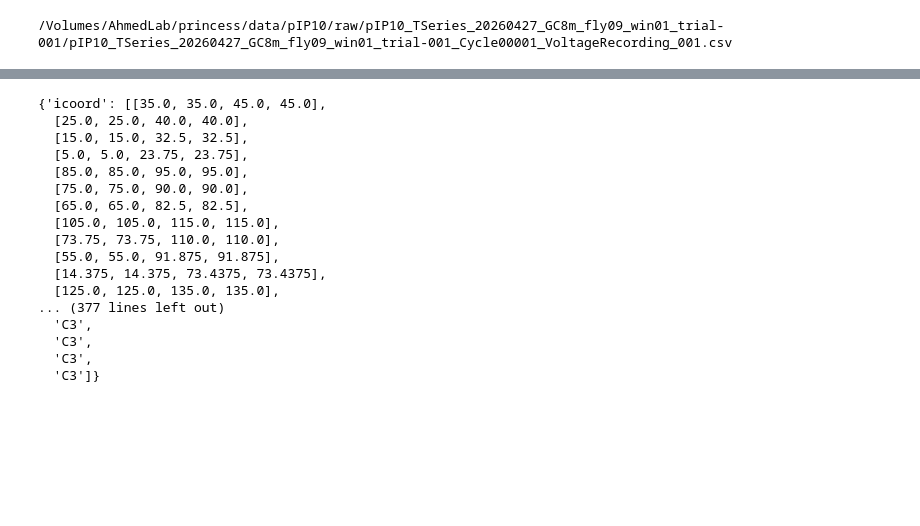
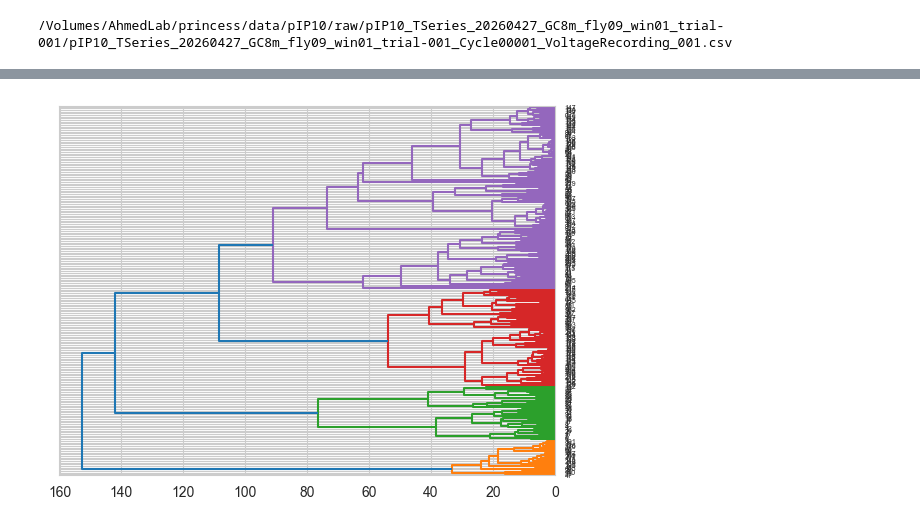
Before and after one commit to ptarabishi/maui_codebook, a Jupyter notebook: notebooks/2026_07_24_plotting_aligned_pIP10data.ipynb, the cells around one changed output, grey strips where cells are left out. Cells and saved outputs as stored; diff of their text form; code cells hidden in the pictures; blank space fills up the shorter version.

```diff
--- a/notebooks/2026_07_24_plotting_aligned_pIP10data.ipynb
+++ b/notebooks/2026_07_24_plotting_aligned_pIP10data.ipynb
@@ -59,0 +82,4 @@ synced_walk_speeds = interpolate_walking_speeds(walk_times, walk_speeds, maui_vo
+# %%
+file = glob.glob(f'/Volumes/AhmedLab/princess/data/pIP10/processed/pIP10_TSeries_*_GC8m_fly{fly}_win0{win}_trial*-001/20_supervoxels.h5')[0]
+with h5py.File(file, "r") as f:
+    print(f.keys())
@@ -60,23 +88,8 @@ synced_walk_speeds = interpolate_walking_speeds(walk_times, walk_speeds, maui_vo
 # %%
-file = glob.glob(f'/Volumes/AhmedLab/princess/data/pIP10/processed/pIP10_TSeries_*_GC8m_fly{fly}_win0{win}_trial*-001/20_supervoxels.h5')[0]
 with h5py.File(file, "r") as f:
     print(f.keys())
     cluster_labels = f["labels"][...]
-    signal = f["signals"][...]
-
-signal = signal[...,:len(maui_vol_timestamps)]
-
-
-signal_xr = xr.DataArray(
-    data=signal,
-    dims=['zposs', 'roi', 'time'],
-    coords={'time': maui_vol_timestamps/1000}
-)
-
-behav_xr = xr.DataArray(
-    data = synced_walk_speeds,
-    dims = ['time'],
-    coords = {'time': maui_vol_timestamps/1000}
-)
+    signal = f["signal"][...]
+    shift = f["shifted_signals"][...]
 # %% [output]
 <KeysViewHDF5 ['labels', 'signals']>
@@ -106,29 +140,9 @@ signal_xr.d
 # %%
-from sklearn.cluster import AgglomerativeClustering
-import scipy.cluster.hierarchy as shc
-to_cluster = signal_xr.stack(cluster=['zposs','roi'])
+to_cluster = signal_xr.stack(supervoxel=['zposs','roi']).T
 Z = shc.linkage(to_cluster, method='ward')
-# clustered_rois = AgglomerativeClustering(n_clusters=5,  linkage='ward').fit(to_cluster.sel())
-NCLUSTERS = 50
-dn = shc.dendrogram(Z, p=NCLUSTERS, truncate_mode='lastp', no_plot=True)
-clust_labels = shc.fcluster(Z, NCLUSTERS, criterion='maxclust')
-
-dn
+# NCLUSTERS = 50
+# dn = shc.dendrogram(Z, p=NCLUSTERS, truncate_mode='lastp')
+# clust_labels = shc.fcluster(Z, NCLUSTERS, criterion='maxclust')
+dn = shc.dendrogram(Z, orientation='left')
 # %% [output]
-{'icoord': [[35.0, 35.0, 45.0, 45.0],
-  [25.0, 25.0, 40.0, 40.0],
-  [15.0, 15.0, 32.5, 32.5],
-  [5.0, 5.0, 23.75, 23.75],
-  [85.0, 85.0, 95.0, 95.0],
-  [75.0, 75.0, 90.0, 90.0],
-  [65.0, 65.0, 82.5, 82.5],
-  [105.0, 105.0, 115.0, 115.0],
-  [73.75, 73.75, 110.0, 110.0],
-  [55.0, 55.0, 91.875, 91.875],
-  [14.375, 14.375, 73.4375, 73.4375],
-  [125.0, 125.0, 135.0, 135.0],
-... (377 lines left out)
-  'C3',
-  'C3',
-  'C3',
-  'C3']}
+[figure, added]
```
Also changed, not shown: parts of 25 cells of this notebook.
